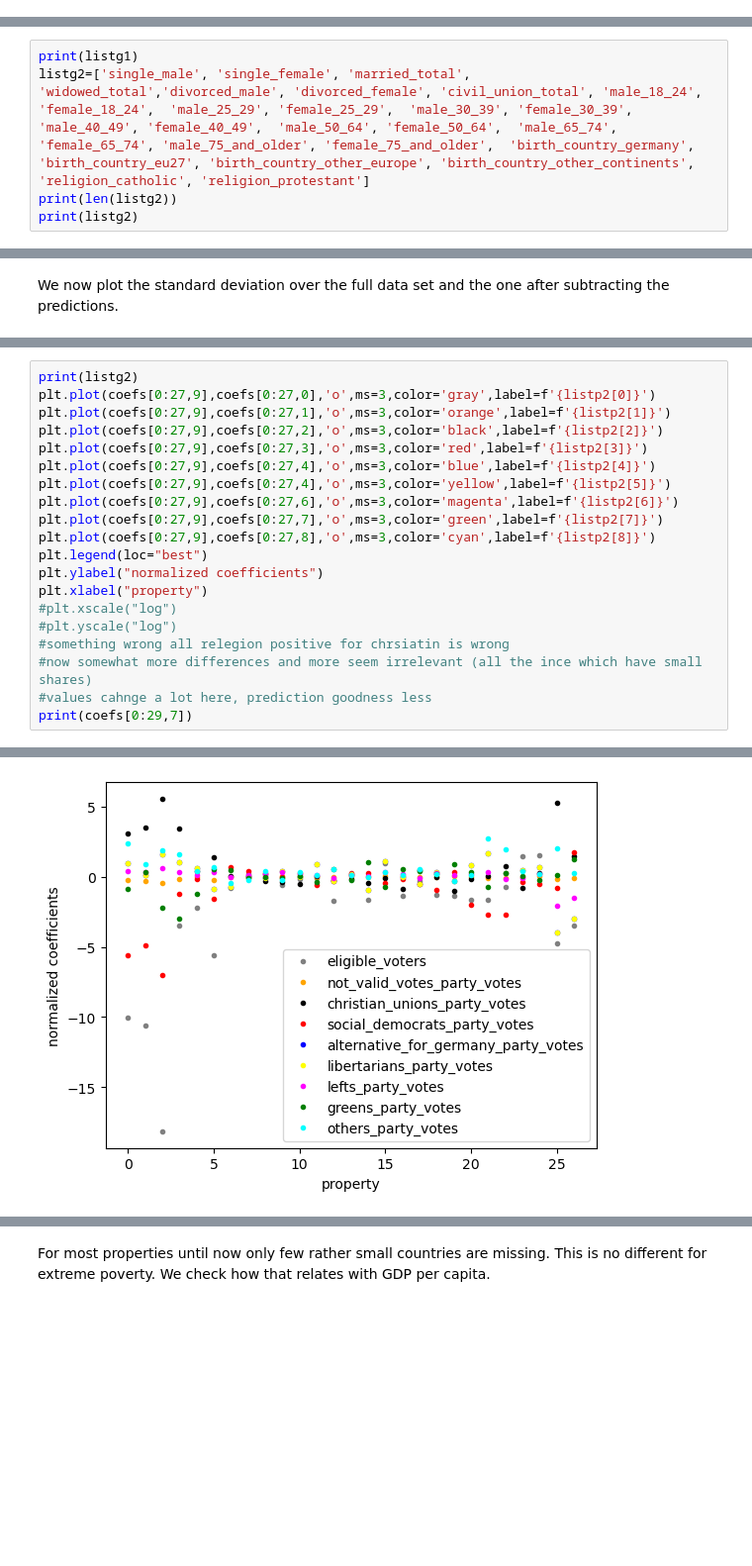
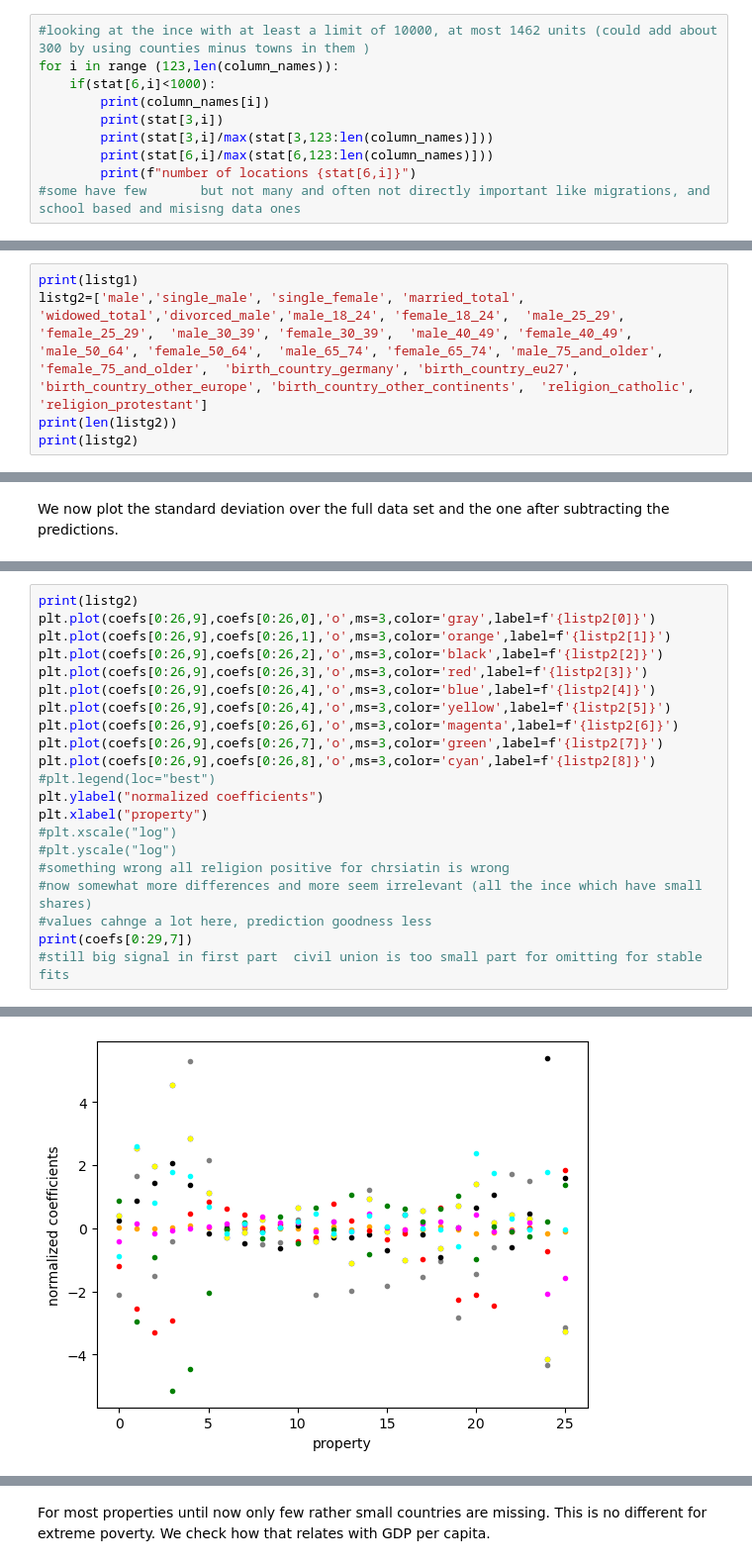
Before and after one commit to tkfritz/Germany-election, a Jupyter notebook: germany_linear.ipynb, the cells around one changed output, grey strips where cells are left out. Shown at 99% size. Drawn from its saved outputs; the diff is of its cells as text; blank space fills up the shorter version.

```diff
--- a/germany_linear.ipynb
+++ b/germany_linear.ipynb
@@ -1068,3 +1068,13 @@ print("including 122 there is most information there")
 [5088. 5088. 5088. 1462. 1462. 1458. 1400. 1366.  986. 1447.]
 including 122 there is most information there
 [figure]
+# %%
+#looking at the ince with at least a limit of 10000, at most 1462 units (could add about 300 by using counties minus towns in them )
+for i in range (123,len(column_names)):
+    if(stat[6,i]<1000):
+        print(column_names[i])
+        print(stat[3,i])
+        print(stat[3,i]/max(stat[3,123:len(column_names)]))
+        print(stat[6,i]/max(stat[6,123:len(column_names)]))
+        print(f"number of locations {stat[6,i]}")
+#some have few       but not many and often not directly important like migrations, and school based and misisng data ones
@@ -1419,6 +1505,6 @@ Further we discard some whose inclusion would lead too strong correlations betwe
 # %%
 print(listg1)
-listg2=['single_male', 'single_female', 'married_total', 'widowed_total','divorced_male', 'divorced_female', 'civil_union_total', 'male_18_24', 'female_18_24',  'male_25_29', 'female_25_29',  'male_30_39', 'female_30_39',  'male_40_49', 'female_40_49',  'male_50_64', 'female_50_64',  'male_65_74', 'female_65_74', 'male_75_and_older', 'female_75_and_older',  'birth_country_germany', 'birth_country_eu27', 'birth_country_other_europe', 'birth_country_other_continents',  'religion_catholic', 'religion_protestant']
+listg2=['male','single_male', 'single_female', 'married_total', 'widowed_total','divorced_male','male_18_24', 'female_18_24',  'male_25_29', 'female_25_29',  'male_30_39', 'female_30_39',  'male_40_49', 'female_40_49',  'male_50_64', 'female_50_64',  'male_65_74', 'female_65_74', 'male_75_and_older', 'female_75_and_older',  'birth_country_germany', 'birth_country_eu27', 'birth_country_other_europe', 'birth_country_other_continents',  'religion_catholic', 'religion_protestant']
 print(len(listg2))
 print(listg2)
 # %% [output]
@@ -1621,21 +1708,22 @@ plt.yscale("log")
 # %%
 print(listg2)
-plt.plot(coefs[0:27,9],coefs[0:27,0],'o',ms=3,color='gray',label=f'{listp2[0]}')
-plt.plot(coefs[0:27,9],coefs[0:27,1],'o',ms=3,color='orange',label=f'{listp2[1]}')
-plt.plot(coefs[0:27,9],coefs[0:27,2],'o',ms=3,color='black',label=f'{listp2[2]}')
-plt.plot(coefs[0:27,9],coefs[0:27,3],'o',ms=3,color='red',label=f'{listp2[3]}')
-plt.plot(coefs[0:27,9],coefs[0:27,4],'o',ms=3,color='blue',label=f'{listp2[4]}')
-plt.plot(coefs[0:27,9],coefs[0:27,4],'o',ms=3,color='yellow',label=f'{listp2[5]}')
-plt.plot(coefs[0:27,9],coefs[0:27,6],'o',ms=3,color='magenta',label=f'{listp2[6]}')
-plt.plot(coefs[0:27,9],coefs[0:27,7],'o',ms=3,color='green',label=f'{listp2[7]}')
-plt.plot(coefs[0:27,9],coefs[0:27,8],'o',ms=3,color='cyan',label=f'{listp2[8]}')
-plt.legend(loc="best")
+plt.plot(coefs[0:26,9],coefs[0:26,0],'o',ms=3,color='gray',label=f'{listp2[0]}')
+plt.plot(coefs[0:26,9],coefs[0:26,1],'o',ms=3,color='orange',label=f'{listp2[1]}')
+plt.plot(coefs[0:26,9],coefs[0:26,2],'o',ms=3,color='black',label=f'{listp2[2]}')
+plt.plot(coefs[0:26,9],coefs[0:26,3],'o',ms=3,color='red',label=f'{listp2[3]}')
+plt.plot(coefs[0:26,9],coefs[0:26,4],'o',ms=3,color='blue',label=f'{listp2[4]}')
+plt.plot(coefs[0:26,9],coefs[0:26,4],'o',ms=3,color='yellow',label=f'{listp2[5]}')
+plt.plot(coefs[0:26,9],coefs[0:26,6],'o',ms=3,color='magenta',label=f'{listp2[6]}')
+plt.plot(coefs[0:26,9],coefs[0:26,7],'o',ms=3,color='green',label=f'{listp2[7]}')
+plt.plot(coefs[0:26,9],coefs[0:26,8],'o',ms=3,color='cyan',label=f'{listp2[8]}')
+#plt.legend(loc="best")
 plt.ylabel("normalized coefficients")
 plt.xlabel("property")
 #plt.xscale("log")
 #plt.yscale("log")
-#something wrong all relegion positive for chrsiatin is wrong
+#something wrong all religion positive for chrsiatin is wrong
 #now somewhat more differences and more seem irrelevant (all the ince which have small shares)
 #values cahnge a lot here, prediction goodness less
 print(coefs[0:29,7])
+#still big signal in first part  civil union is too small part for omitting for stable fits
 # %% [output]
@@ -1648,3 +1736,3 @@ print(coefs[0:29,7])
-[figure, old version]
+[figure, new version]
 # %%
 print(np.shape(predtr))
```
Also changed, not shown: parts of 62 cells of this notebook.
